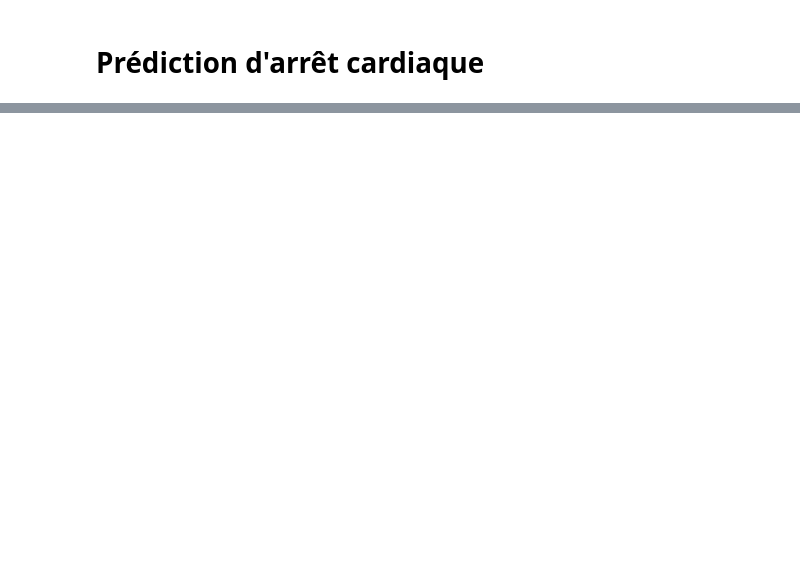
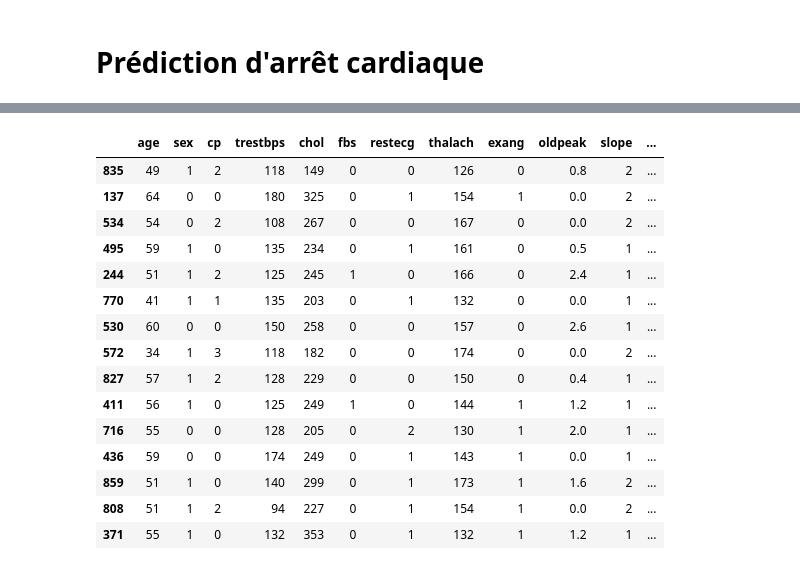
Before and after one commit to Grismonde/PosterM2, a Jupyter notebook: Code_Baptiste_V1 copie.ipynb, the cells around one changed output, grey strips where cells are left out. Saved outputs shown, nothing was run; the diff lists cells and outputs as text; code cells hidden in the pictures; blank space fills up the shorter version.

```diff
--- a/Code_Baptiste_V1 copie.ipynb
+++ b/Code_Baptiste_V1 copie.ipynb
@@ -12,0 +8,9 @@ NameError: name 'train' is not defined
+# %%
+df1 = pd.read_csv('train.csv',sep=',')
+df1_test = pd.read_csv('test.csv',sep=',')
+df2_0 = pd.read_csv('Heart_Disease_Dataset/heart.csv',sep=',')
+df2, df2_test = train_test_split(df2_0, test_size=0.2, random_state=42)
+
+# modiffications du jeu de données pour avoir des 0 et 1 dans les variable catégorielles
+df1['Sex'] = df1['Sex'].replace({'Male': 0, 'Female': 1})
+df1['Diet'] = df1['Diet'].replace({'Unhealthy': 0, 'Average': 1, 'Healthy' : 2})
@@ -12,0 +37,19 @@ NameError: name 'train' is not defined
+# %%
+df2.head(15)
+# %% [output]
+|  | age | sex | cp | trestbps | chol | fbs | restecg | thalach | exang | oldpeak | slope | ... |
+| 835 | 49 | 1 | 2 | 118 | 149 | 0 | 0 | 126 | 0 | 0.8 | 2 | ... |
+| 137 | 64 | 0 | 0 | 180 | 325 | 0 | 1 | 154 | 1 | 0.0 | 2 | ... |
+| 534 | 54 | 0 | 2 | 108 | 267 | 0 | 0 | 167 | 0 | 0.0 | 2 | ... |
+| 495 | 59 | 1 | 0 | 135 | 234 | 0 | 1 | 161 | 0 | 0.5 | 1 | ... |
+| 244 | 51 | 1 | 2 | 125 | 245 | 1 | 0 | 166 | 0 | 2.4 | 1 | ... |
+| 770 | 41 | 1 | 1 | 135 | 203 | 0 | 1 | 132 | 0 | 0.0 | 1 | ... |
+| 530 | 60 | 0 | 0 | 150 | 258 | 0 | 0 | 157 | 0 | 2.6 | 1 | ... |
+| 572 | 34 | 1 | 3 | 118 | 182 | 0 | 0 | 174 | 0 | 0.0 | 2 | ... |
+| 827 | 57 | 1 | 2 | 128 | 229 | 0 | 0 | 150 | 0 | 0.4 | 1 | ... |
+| 411 | 56 | 1 | 0 | 125 | 249 | 1 | 0 | 144 | 1 | 1.2 | 1 | ... |
+| 716 | 55 | 0 | 0 | 128 | 205 | 0 | 2 | 130 | 1 | 2.0 | 1 | ... |
+| 436 | 59 | 0 | 0 | 174 | 249 | 0 | 1 | 143 | 1 | 0.0 | 1 | ... |
+| 859 | 51 | 1 | 0 | 140 | 299 | 0 | 1 | 173 | 1 | 1.6 | 2 | ... |
+| 808 | 51 | 1 | 2 | 94 | 227 | 0 | 1 | 154 | 1 | 0.0 | 2 | ... |
+| 371 | 55 | 1 | 0 | 132 | 353 | 0 | 1 | 132 | 1 | 1.2 | 1 | ... |
```
Also changed, not shown: parts of 8 cells of this notebook, 3 other files.
